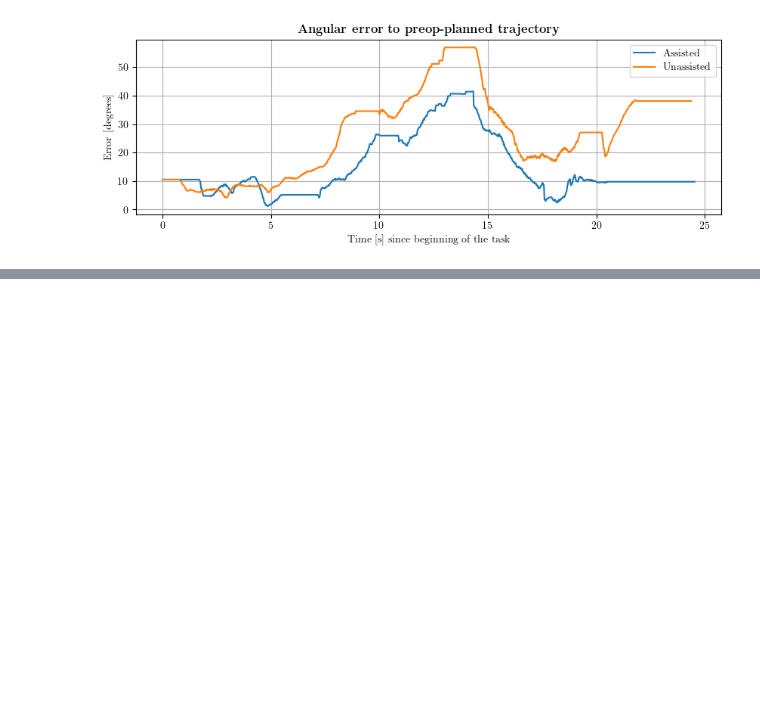
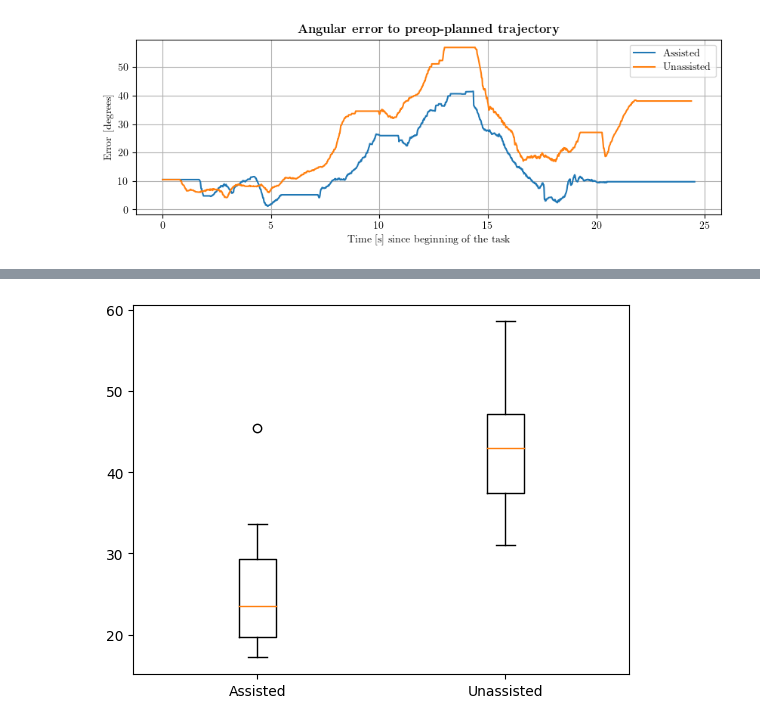
Before and after one commit to alberto-rota/Enhanched-Haptic-Training-for-Robotic-Assisted-Surgery, a Jupyter notebook: Notes/graphs.ipynb, the cells around one changed output, grey strips where cells are left out. Saved outputs shown, nothing was run; the diff lists cells and outputs as text; code cells hidden in the pictures; blank space fills up the shorter version.

```diff
--- a/Notes/graphs.ipynb
+++ b/Notes/graphs.ipynb
@@ -52,0 +142,5 @@ plt.show()
+# %%
+plt.boxplot([ass['avg_angle'],nass['avg_angle']],labels=['Assisted','Unassisted'])
+plt.show()
+# %% [output]
+[figure, added]
```
Also changed, not shown: parts of 9 cells of this notebook, 8 other files.
